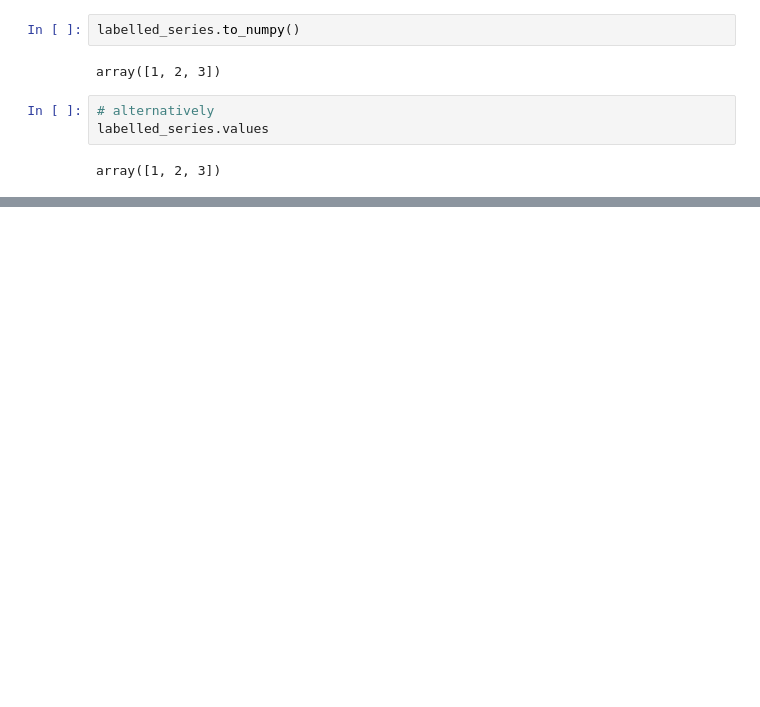
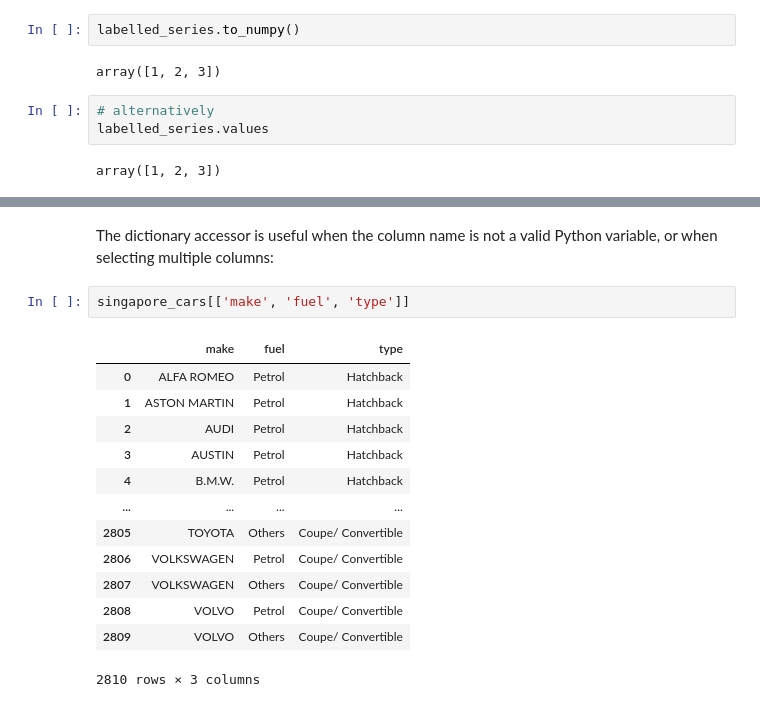
Before and after one commit to worldbank/dec-python-course, a Jupyter notebook: 1-foundations/3-numpy-and-pandas/foundations-s3.ipynb, the cells around one changed output, grey strips where cells are left out. Saved outputs shown, nothing was run; the diff lists cells and outputs as text; blank space fills up the shorter version.

```diff
--- a/1-foundations/3-numpy-and-pandas/foundations-s3.ipynb
+++ b/1-foundations/3-numpy-and-pandas/foundations-s3.ipynb
@@ -555,0 +732,18 @@ array([1, 2, 3])
+# %% [markdown]
+The dictionary accessor is useful when the column name is not a valid Python variable, or when selecting multiple columns:
+# %%
+singapore_cars[['make', 'fuel', 'type']]
+# %% [output]
+|  | make | fuel | type |
+| 0 | ALFA ROMEO | Petrol | Hatchback |
+| 1 | ASTON MARTIN | Petrol | Hatchback |
+| 2 | AUDI | Petrol | Hatchback |
+| 3 | AUSTIN | Petrol | Hatchback |
+| 4 | B.M.W. | Petrol | Hatchback |
+| ... | ... | ... | ... |
+| 2805 | TOYOTA | Others | Coupe/ Convertible |
+| 2806 | VOLKSWAGEN | Petrol | Coupe/ Convertible |
+| 2807 | VOLKSWAGEN | Others | Coupe/ Convertible |
+| 2808 | VOLVO | Petrol | Coupe/ Convertible |
+| 2809 | VOLVO | Others | Coupe/ Convertible |
+2810 rows × 3 columns
```
Also changed, not shown: parts of 50 cells of this notebook.
